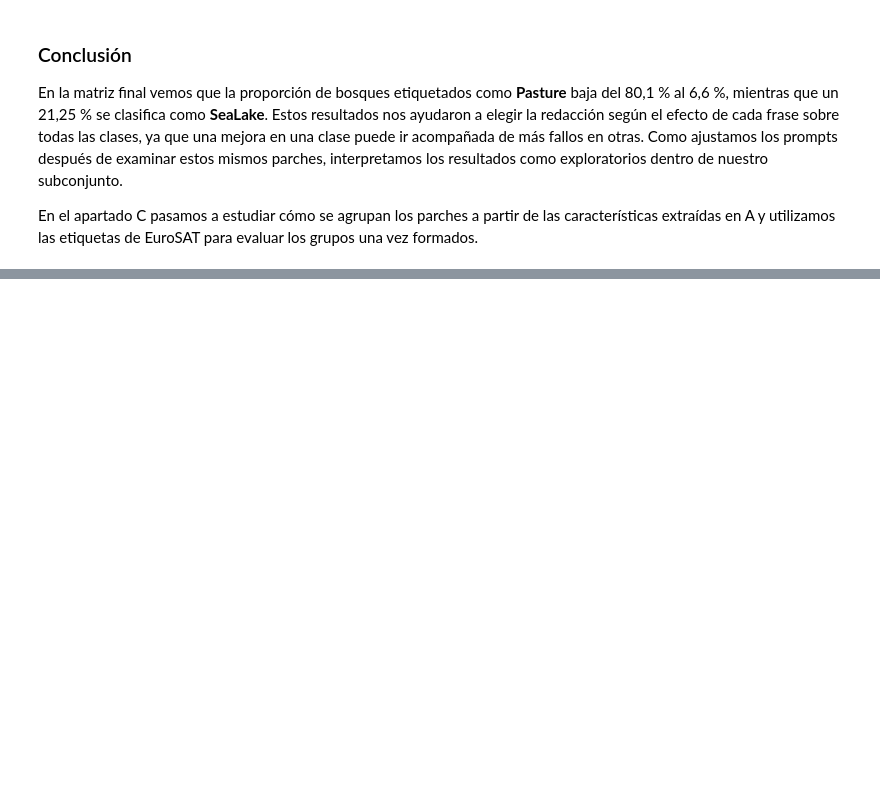
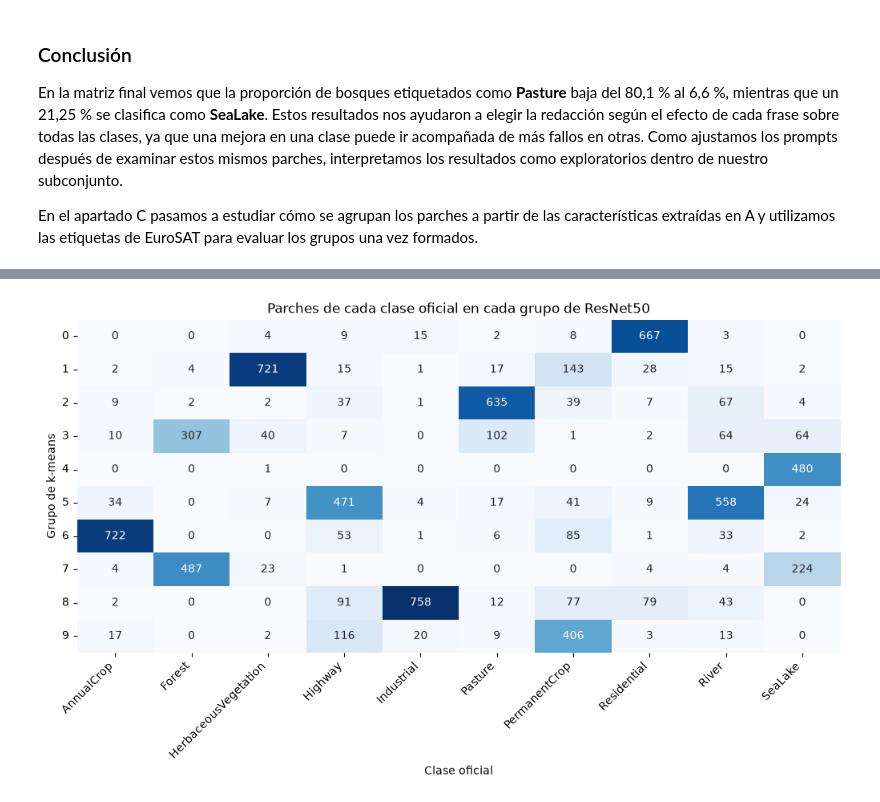
Before and after one commit to anton-p0g/Proyecto-AAPI, a Jupyter notebook: Ojo_en_orbita.ipynb, the cells around one changed output, grey strips where cells are left out. Cells and saved outputs as stored; diff of their text form; code cells hidden in the pictures; blank space fills up the shorter version.

```diff
--- a/Ojo_en_orbita.ipynb
+++ b/Ojo_en_orbita.ipynb
@@ -1043,0 +1100,26 @@ En el apartado C pasamos a estudiar cómo se agrupan los parches a partir de las
+# %%
+from sklearn.cluster import KMeans
+from sklearn.metrics import adjusted_rand_score, silhouette_score
+
+n_clusters = len(class_names)
+cluster_labels = {}
+clustering_rows = []
+
+for name, values in feature_spaces.items():
+    if name in classical_spaces:
+        values = StandardScaler().fit_transform(values)
+    values = values.astype(np.float32)
+
+    kmeans = KMeans(n_clusters=n_clusters, n_init=10, random_state=42)
+    labels = kmeans.fit_predict(values)
+    cluster_labels[name] = labels
+
+    clustering_rows.append({
+        "Descriptor": name,
+        "Dimensiones": values.shape[1],
+        "Silueta": silhouette_score(values, labels),
+        "ARI": adjusted_rand_score(true_labels, labels),
+    })
+
+clustering_results = pd.DataFrame(clustering_rows).set_index("Descriptor")
+display(clustering_results.round(3))
@@ -1043,0 +1363,21 @@ En el apartado C pasamos a estudiar cómo se agrupan los parches a partir de las
+# %%
+contingency = pd.crosstab(
+    pd.Series(resnet50_clusters, name="Grupo de k-means"),
+    pd.Series(true_labels, name="Clase oficial"),
+).reindex(columns=class_names, fill_value=0)
+
+fig, ax = plt.subplots(figsize=(10, 6), layout="constrained")
+sns.heatmap(
+    contingency,
+    annot=True,
+    fmt="d",
+    cmap="Blues",
+    cbar=False,
+    ax=ax,
+)
+ax.set_title("Parches de cada clase oficial en cada grupo de ResNet50")
+ax.tick_params(axis="y", labelrotation=0)
+plt.setp(ax.get_xticklabels(), rotation=45, ha="right")
+plt.show()
+# %% [output]
+[figure, added]
```
Also changed, not shown: parts of 25 cells of this notebook, 2 other files.
